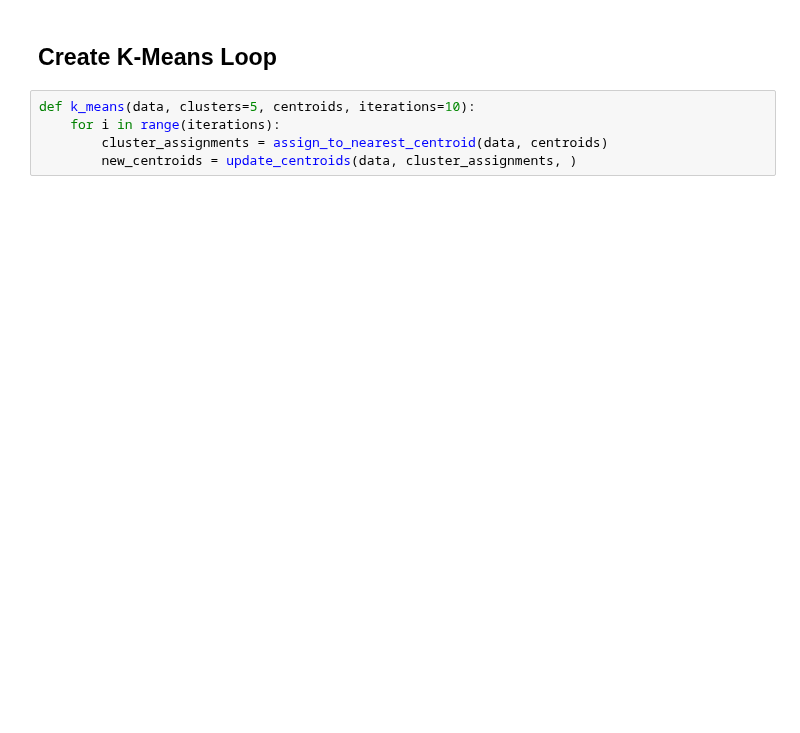
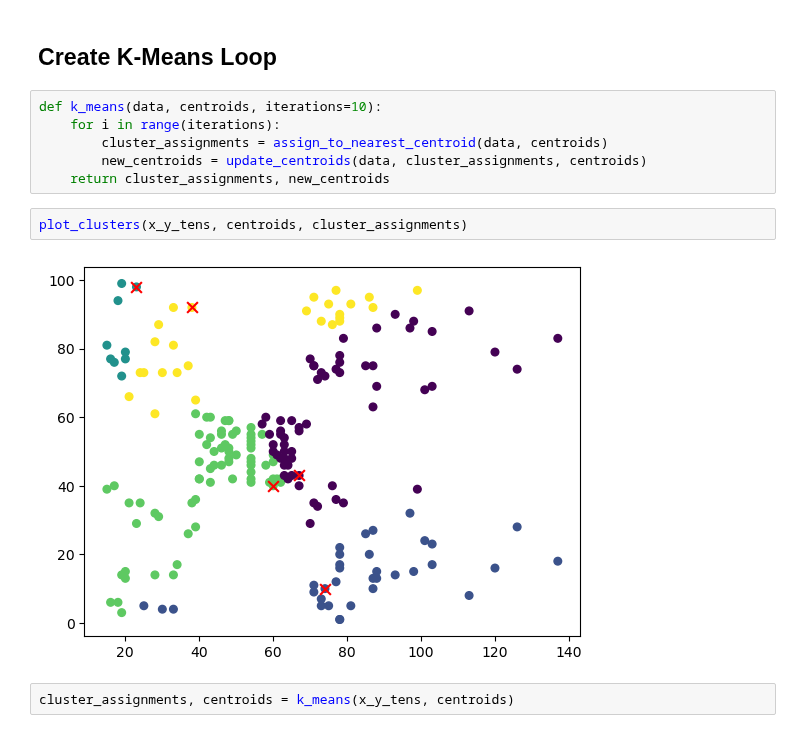
Before and after one commit to peterbull/fai-pt2-nbs, a Jupyter notebook: 02.42_k_means.ipynb, the cells around one changed output. Drawn from its saved outputs; the diff is of its cells as text; blank space fills up the shorter version.

```diff
--- a/02.42_k_means.ipynb
+++ b/02.42_k_means.ipynb
@@ -154,7 +189,14 @@ plot_clusters(x_y_tens, new_centroids, cluster_assignments)
 # %% [markdown]
 ## Create K-Means Loop
 # %%
-def k_means(data, clusters=5, centroids, iterations=10):
+def k_means(data, centroids, iterations=10):
     for i in range(iterations):
         cluster_assignments = assign_to_nearest_centroid(data, centroids)
-        new_centroids = update_centroids(data, cluster_assignments, )
+        new_centroids = update_centroids(data, cluster_assignments, centroids)
+    return cluster_assignments, new_centroids
+# %%
+plot_clusters(x_y_tens, centroids, cluster_assignments)
+# %% [output]
+[figure, added]
+# %%
+cluster_assignments, centroids = k_means(x_y_tens, centroids)
```
Also changed, not shown: parts of 12 cells of this notebook.
